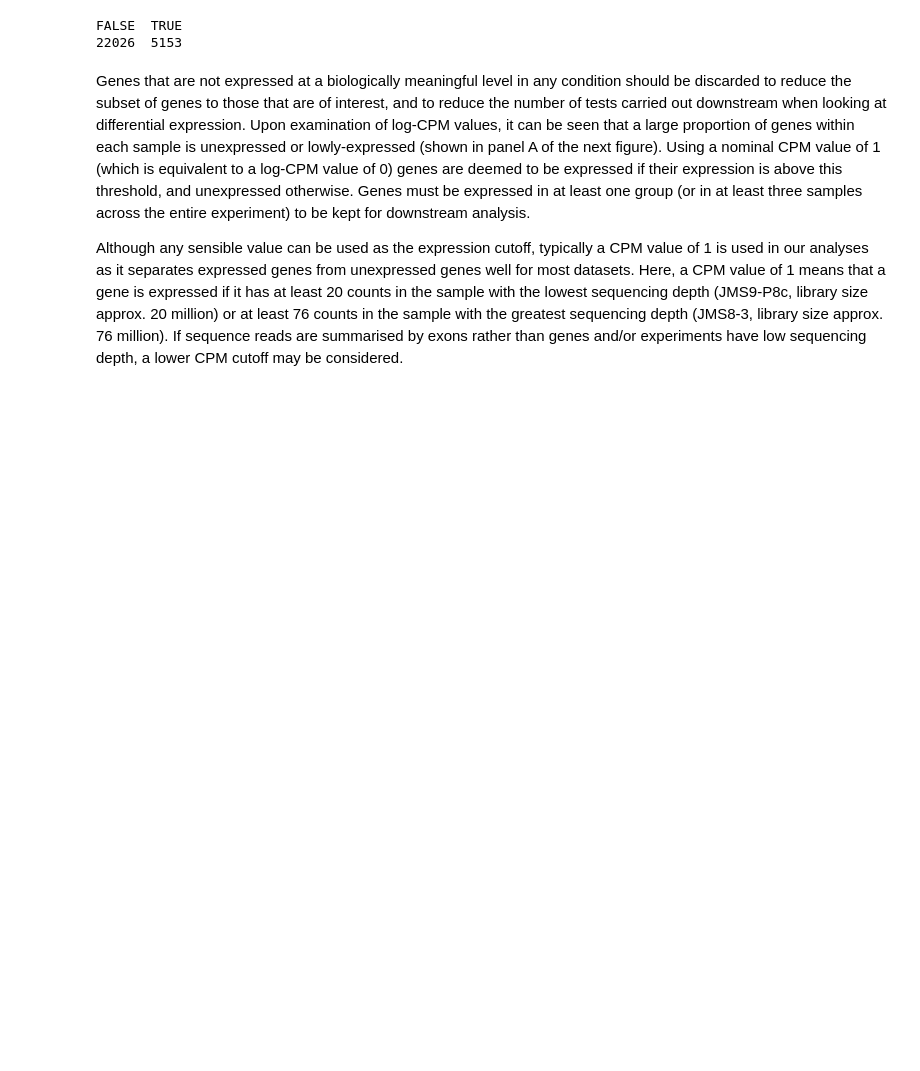
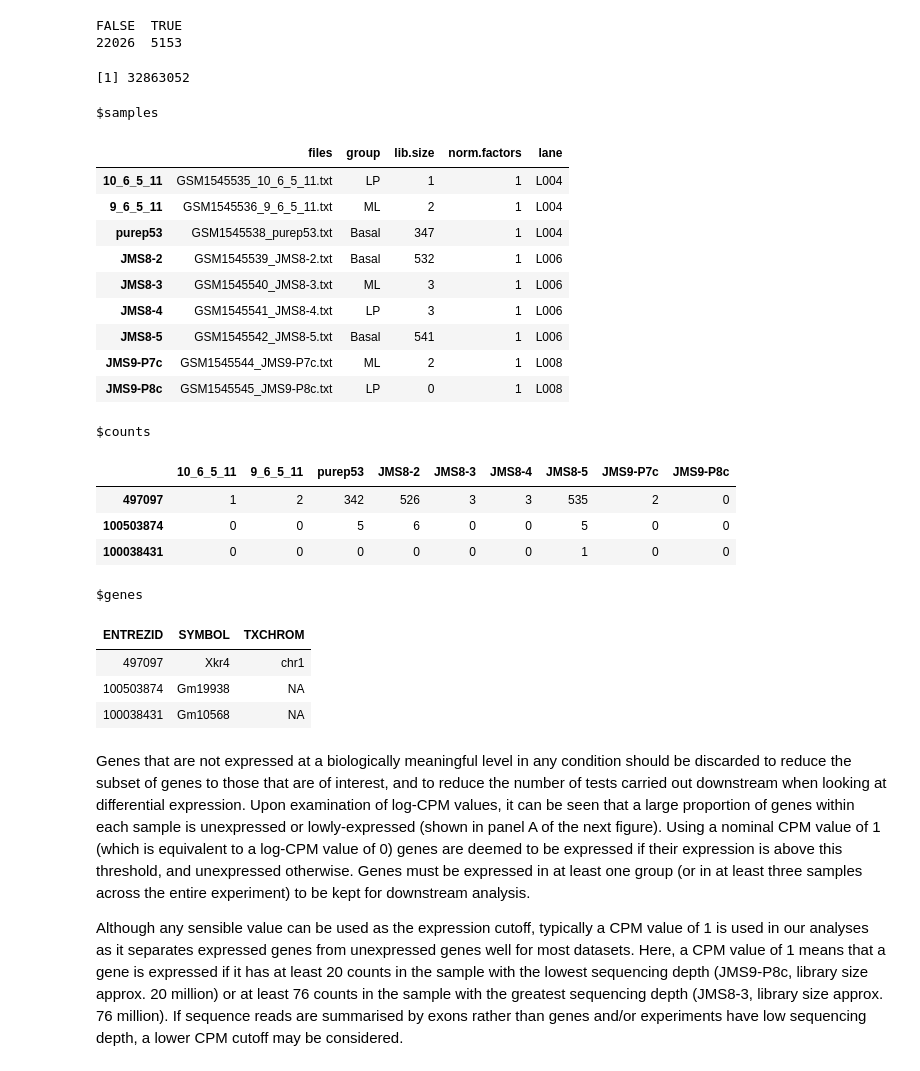
Before and after one commit to trallard/JNB_reproducible, a Jupyter notebook: RNA-sequencing.ipynb, the cells around one changed output. Cells and saved outputs as stored; diff of their text form; code cells hidden in the pictures; blank space fills up the shorter version.

```diff
--- a/RNA-sequencing.ipynb
+++ b/RNA-sequencing.ipynb
@@ -235,6 +265,34 @@ table(rowSums(x$counts==0)==9)
 # %% [output]
 FALSE  TRUE
 22026  5153
+# %%
+x$samples$lib.size[1]
+# %% [output]
+[1] 32863052
+# %%
+x[c(1,2,3),,keep.lib.sizes=FALSE]
+# %% [output]
+$samples
+|  | files | group | lib.size | norm.factors | lane |
+| 10_6_5_11 | GSM1545535_10_6_5_11.txt | LP | 1 | 1 | L004 |
+| 9_6_5_11 | GSM1545536_9_6_5_11.txt | ML | 2 | 1 | L004 |
+| purep53 | GSM1545538_purep53.txt | Basal | 347 | 1 | L004 |
+| JMS8-2 | GSM1545539_JMS8-2.txt | Basal | 532 | 1 | L006 |
+| JMS8-3 | GSM1545540_JMS8-3.txt | ML | 3 | 1 | L006 |
+| JMS8-4 | GSM1545541_JMS8-4.txt | LP | 3 | 1 | L006 |
+| JMS8-5 | GSM1545542_JMS8-5.txt | Basal | 541 | 1 | L006 |
+| JMS9-P7c | GSM1545544_JMS9-P7c.txt | ML | 2 | 1 | L008 |
+| JMS9-P8c | GSM1545545_JMS9-P8c.txt | LP | 0 | 1 | L008 |
+$counts
+|  | 10_6_5_11 | 9_6_5_11 | purep53 | JMS8-2 | JMS8-3 | JMS8-4 | JMS8-5 | JMS9-P7c | JMS9-P8c |
+| 497097 | 1 | 2 | 342 | 526 | 3 | 3 | 535 | 2 | 0 |
+| 100503874 | 0 | 0 | 5 | 6 | 0 | 0 | 5 | 0 | 0 |
+| 100038431 | 0 | 0 | 0 | 0 | 0 | 0 | 1 | 0 | 0 |
+$genes
+| ENTREZID | SYMBOL | TXCHROM |
+| 497097 | Xkr4 | chr1 |
+| 100503874 | Gm19938 | NA |
+| 100038431 | Gm10568 | NA |
 # %% [markdown]
 Genes that are not expressed at a biologically meaningful level in any condition should be discarded to reduce the subset of genes to those that are of interest, and to reduce the number of tests carried out downstream when looking at differential expression. Upon examination of log-CPM values, it can be seen that a large proportion of genes within each sample is unexpressed or lowly-expressed (shown in panel A of the next figure). Using a nominal CPM value of 1 (which is equivalent to a log-CPM value of 0) genes are deemed to be expressed if their expression is above this threshold, and unexpressed otherwise. Genes must be expressed in at least one group (or in at least three samples across the entire experiment) to be kept for downstream analysis.
 
```
Also changed, not shown: parts of 18 cells of this notebook.
